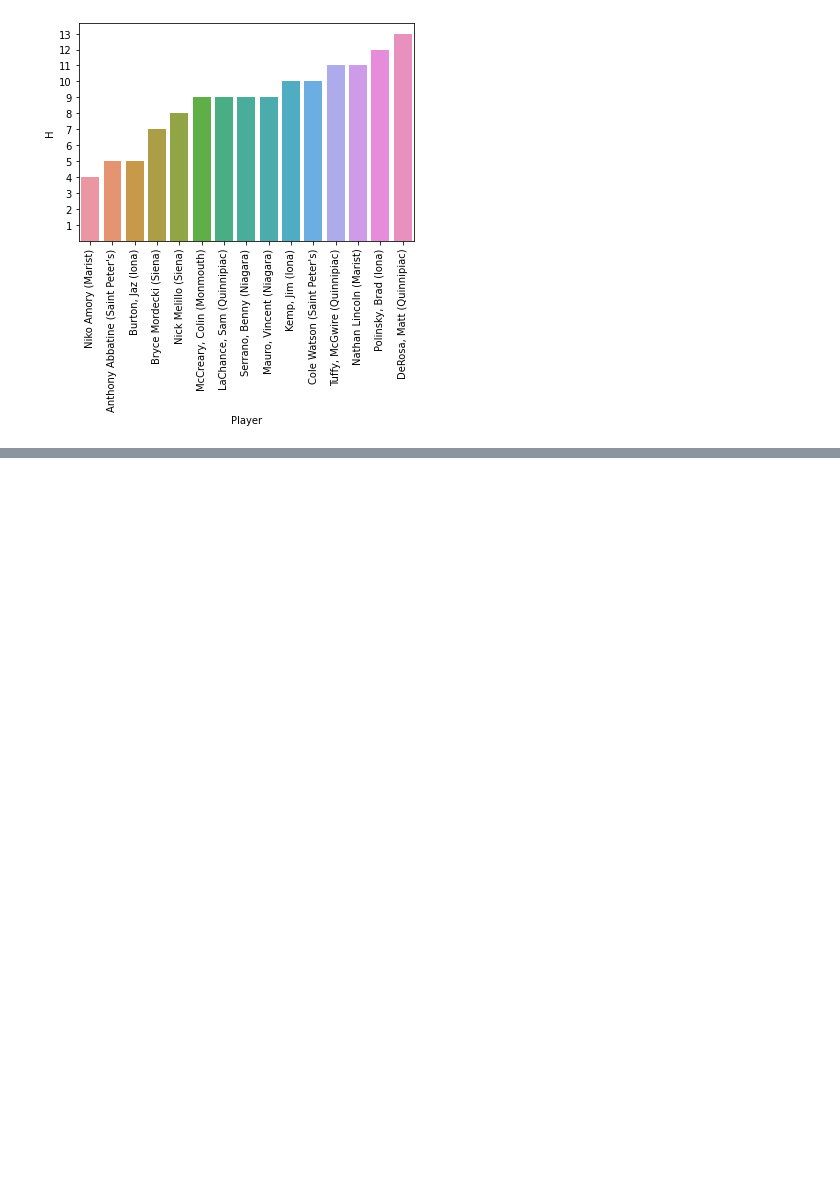
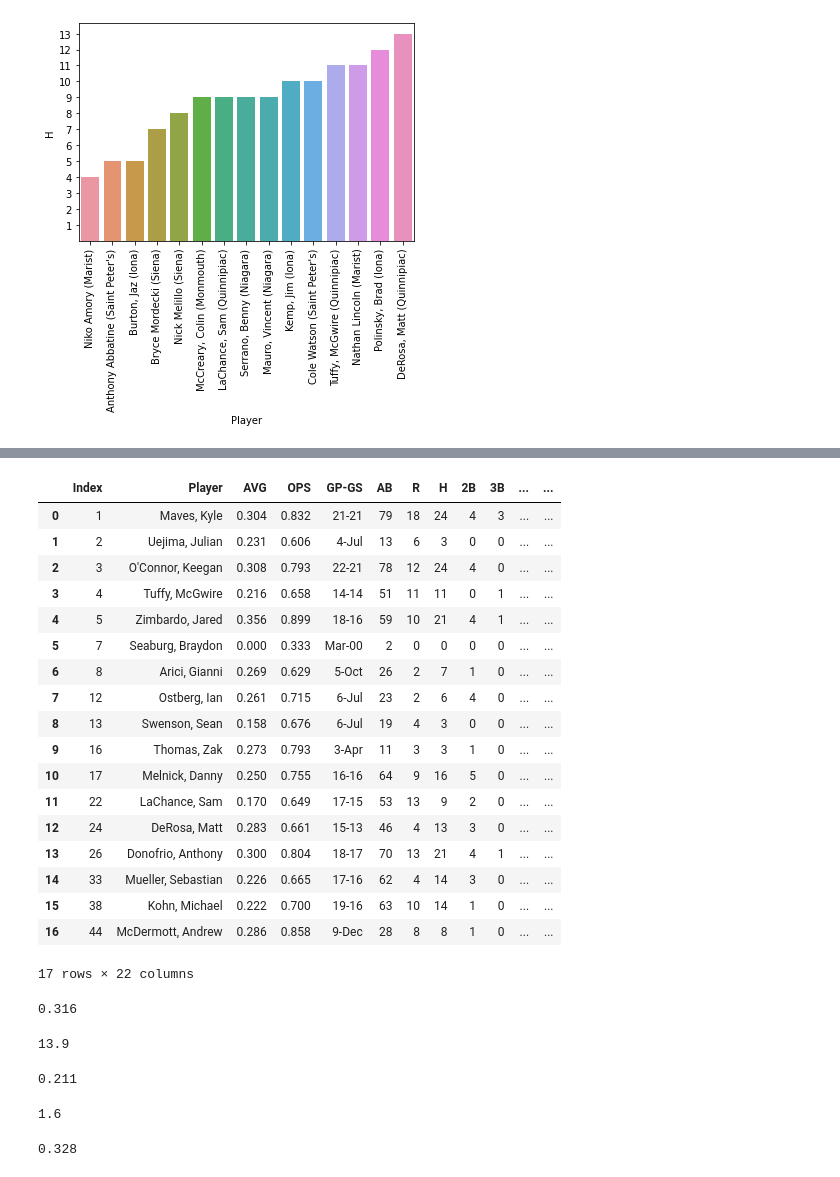
Before and after one commit to MicahlDeRosa/Baseball_stats, a Jupyter notebook: Untitled-1.ipynb, the cells around one changed output, grey strips where cells are left out. Drawn from its saved outputs; the diff is of its cells as text; code cells hidden in the pictures; blank space fills up the shorter version.

```diff
--- a/Untitled-1.ipynb
+++ b/Untitled-1.ipynb
@@ -381,0 +449,76 @@ model_11.set_yticks(range(1,14))
+# %%
+#Loading updated stats
+import pandas as pd
+import seaborn as sb
+import matplotlib.pyplot as plt
+
+team = pd.read_csv('teamstats.csv')
+# %%
+team
+# %% [output]
+|  | Index | Player | AVG | OPS | GP-GS | AB | R | H | 2B | 3B | ... | ... |
+| 0 | 1 | Maves, Kyle | 0.304 | 0.832 | 21-21 | 79 | 18 | 24 | 4 | 3 | ... | ... |
+| 1 | 2 | Uejima, Julian | 0.231 | 0.606 | 4-Jul | 13 | 6 | 3 | 0 | 0 | ... | ... |
+| 2 | 3 | O'Connor, Keegan | 0.308 | 0.793 | 22-21 | 78 | 12 | 24 | 4 | 0 | ... | ... |
+| 3 | 4 | Tuffy, McGwire | 0.216 | 0.658 | 14-14 | 51 | 11 | 11 | 0 | 1 | ... | ... |
+| 4 | 5 | Zimbardo, Jared | 0.356 | 0.899 | 18-16 | 59 | 10 | 21 | 4 | 1 | ... | ... |
+| 5 | 7 | Seaburg, Braydon | 0.000 | 0.333 | Mar-00 | 2 | 0 | 0 | 0 | 0 | ... | ... |
+| 6 | 8 | Arici, Gianni | 0.269 | 0.629 | 5-Oct | 26 | 2 | 7 | 1 | 0 | ... | ... |
+| 7 | 12 | Ostberg, Ian | 0.261 | 0.715 | 6-Jul | 23 | 2 | 6 | 4 | 0 | ... | ... |
+| 8 | 13 | Swenson, Sean | 0.158 | 0.676 | 6-Jul | 19 | 4 | 3 | 0 | 0 | ... | ... |
+| 9 | 16 | Thomas, Zak | 0.273 | 0.793 | 3-Apr | 11 | 3 | 3 | 1 | 0 | ... | ... |
+| 10 | 17 | Melnick, Danny | 0.250 | 0.755 | 16-16 | 64 | 9 | 16 | 5 | 0 | ... | ... |
+| 11 | 22 | LaChance, Sam | 0.170 | 0.649 | 17-15 | 53 | 13 | 9 | 2 | 0 | ... | ... |
+| 12 | 24 | DeRosa, Matt | 0.283 | 0.661 | 15-13 | 46 | 4 | 13 | 3 | 0 | ... | ... |
+| 13 | 26 | Donofrio, Anthony | 0.300 | 0.804 | 18-17 | 70 | 13 | 21 | 4 | 1 | ... | ... |
+| 14 | 33 | Mueller, Sebastian | 0.226 | 0.665 | 17-16 | 62 | 4 | 14 | 3 | 0 | ... | ... |
+| 15 | 38 | Kohn, Michael | 0.222 | 0.700 | 19-16 | 63 | 10 | 14 | 1 | 0 | ... | ... |
+| 16 | 44 | McDermott, Andrew | 0.286 | 0.858 | 9-Dec | 28 | 8 | 8 | 1 | 0 | ... | ... |
+17 rows × 22 columns
+# %%
+maves_SO = team.loc[0].at['SO']
+maves_AB = team.loc[0].at['AB']
+maves_H = team.loc[0].at['H']
+maves_HR = team.loc[0].at['HR']
+maves_BB = team.loc[0].at['BB']
+maves_TB = team.loc[0].at['TB']
+
+SOrate_maves = maves_SO/maves_AB
+round(SOrate_maves,3)
+# %% [output]
+0.316
+# %%
+RC_maves = (maves_H + maves_BB)*(maves_TB)/(maves_AB+maves_BB)
+round(RC_maves,1)
+# %% [output]
+13.9
+# %%
+ian_SO = team.loc[8].at['SO']
+ian_AB = team.loc[8].at['AB']
+ian_H = team.loc[8].at['H']
+ian_HR = team.loc[8].at['HR']
+ian_BB = team.loc[8].at['BB']
+ian_TB = team.loc[8].at['TB']
+
+SOrate_ian = ian_SO/ian_AB
+round(SOrate_ian,3)
+# %% [output]
+0.211
+# %%
+RC_ian = (ian_H + ian_BB)*(ian_TB)/(ian_AB+ian_BB)
+round(RC_ian,1)
+# %% [output]
+1.6
+# %%
+mel_SO = team.loc[10].at['SO']
+mel_AB = team.loc[10].at['AB']
+mel_H = team.loc[10].at['H']
+mel_HR = team.loc[10].at['HR']
+mel_BB = team.loc[10].at['BB']
+mel_TB = team.loc[10].at['TB']
+
+
+SOrate_mel = mel_SO/mel_AB
+round(SOrate_mel,3)
+# %% [output]
+0.328
```
Also changed, not shown: parts of 24 cells of this notebook.
